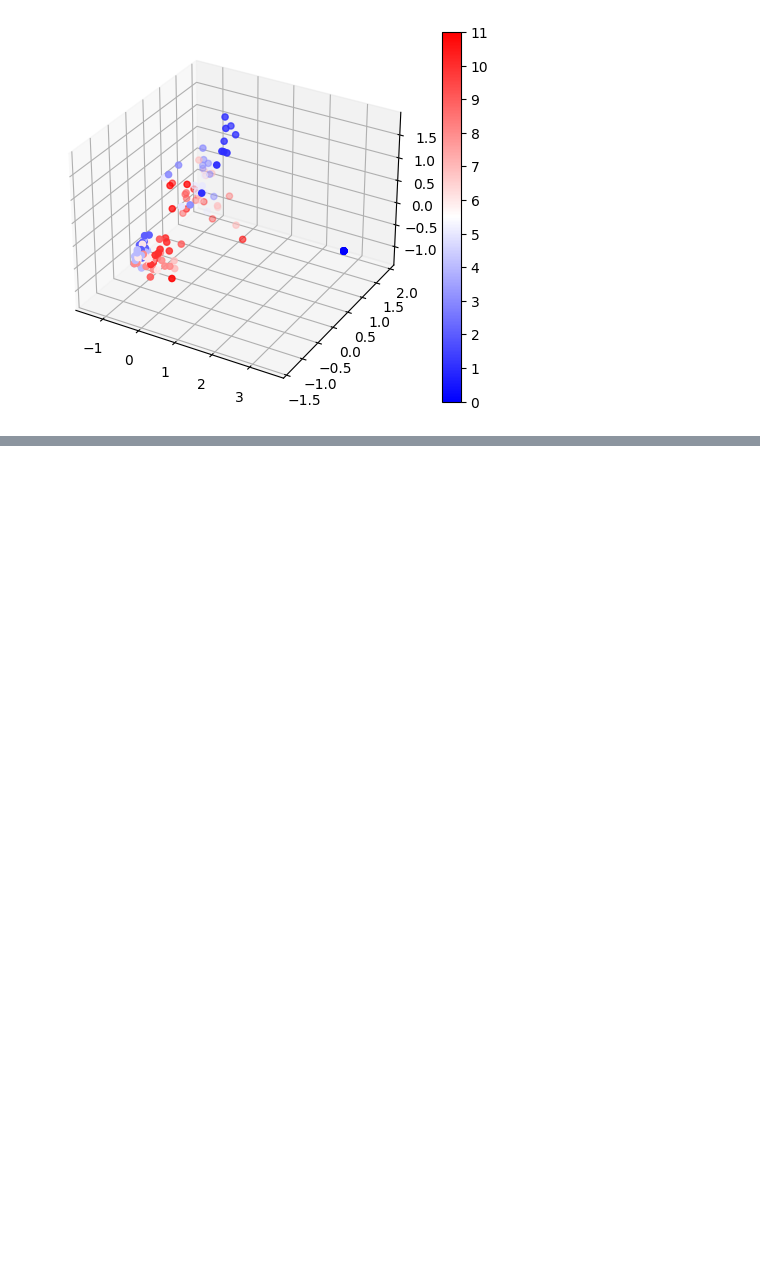
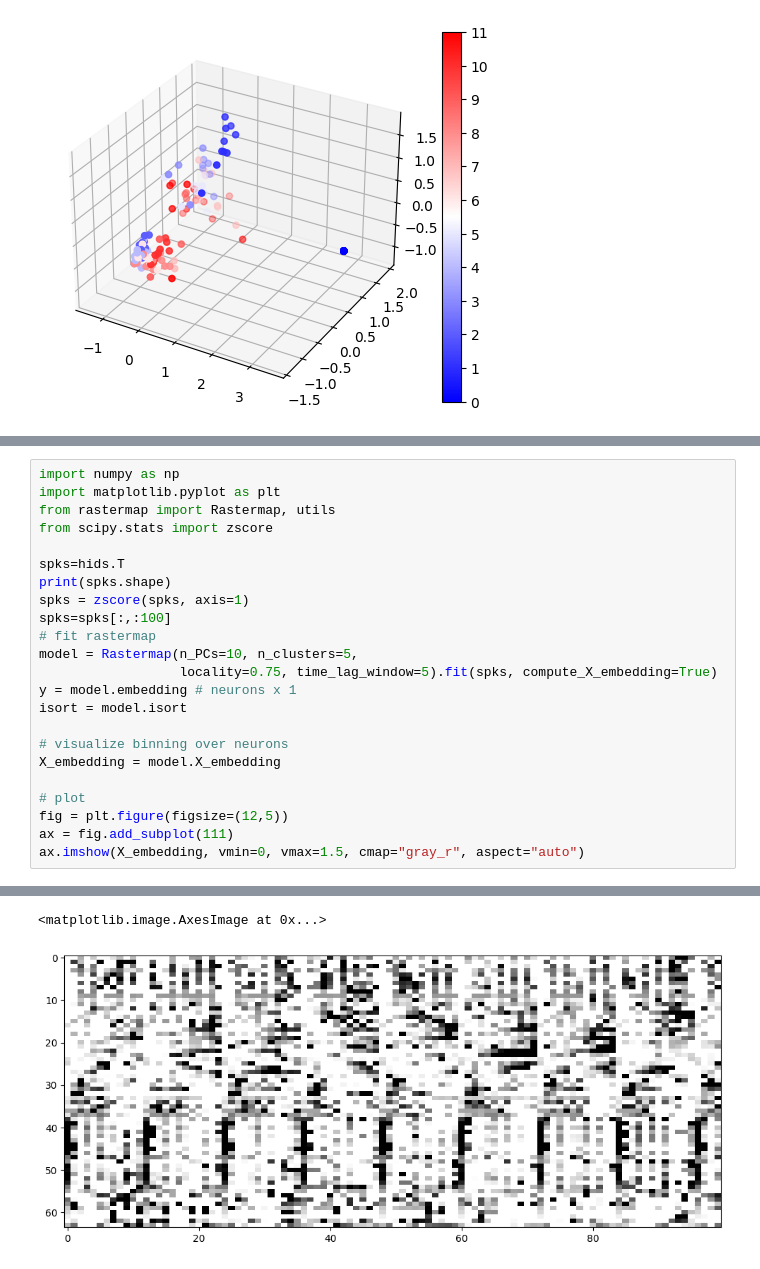
Before and after one commit to GaganaMD/NeuroFarm, a Jupyter notebook: neuromatch2024_experiments/test_rastermap_pca.ipynb, the cells around one changed output, grey strips where cells are left out. Saved outputs shown, nothing was run; the diff lists cells and outputs as text; blank space fills up the shorter version.

```diff
--- a/neuromatch2024_experiments/test_rastermap_pca.ipynb
+++ b/neuromatch2024_experiments/test_rastermap_pca.ipynb
@@ -147,0 +228,24 @@ plt.show()
+# %%
+import numpy as np
+import matplotlib.pyplot as plt
+from rastermap import Rastermap, utils
+from scipy.stats import zscore
+
+spks=hids.T
+print(spks.shape)
+spks = zscore(spks, axis=1)
+spks=spks[:,:100]
+# fit rastermap
+model = Rastermap(n_PCs=10, n_clusters=5,
+                  locality=0.75, time_lag_window=5).fit(spks, compute_X_embedding=True)
+y = model.embedding # neurons x 1
+isort = model.isort
+
+# visualize binning over neurons
+X_embedding = model.X_embedding
+
+# plot
+fig = plt.figure(figsize=(12,5))
+ax = fig.add_subplot(111)
+ax.imshow(X_embedding, vmin=0, vmax=1.5, cmap="gray_r", aspect="auto")
+# %% [output]
@@ -147,0 +262,2 @@ plt.show()
+<matplotlib.image.AxesImage at 0x...>
+[figure, added]
```
Also changed, not shown: parts of 2 cells of this notebook.
